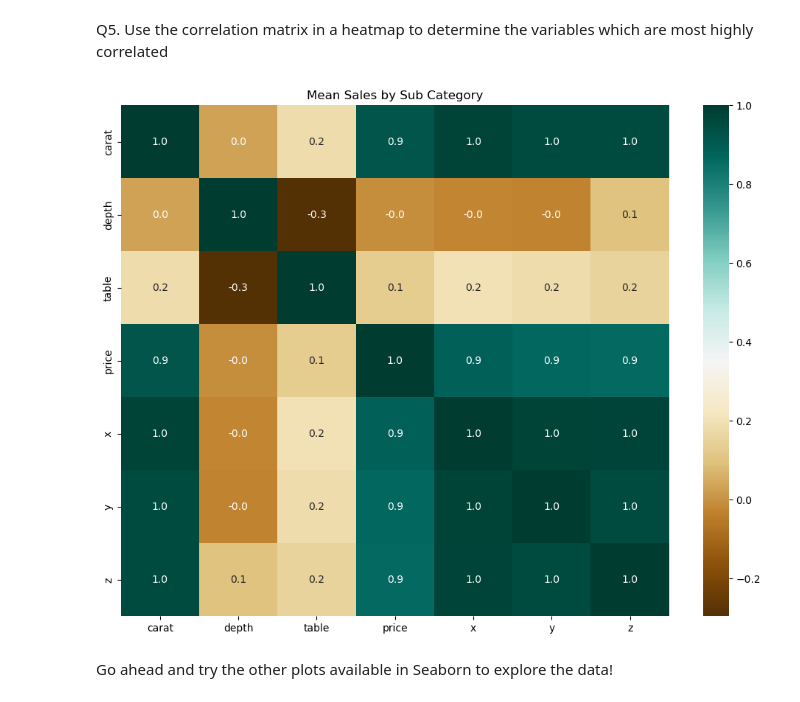
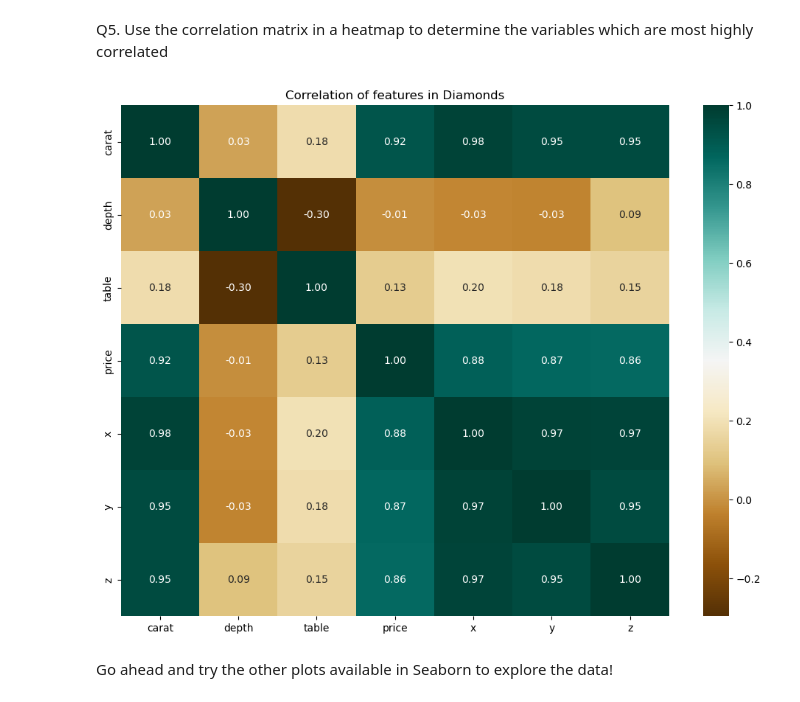
Before and after one commit to amirhamzahbmn/K-Youth_Repo, a Jupyter notebook: Week_2/data-visualization-with-seaborn.ipynb, the cells around one changed output. Saved outputs shown, nothing was run; the diff lists cells and outputs as text; code cells hidden in the pictures.

```diff
--- a/Week_2/data-visualization-with-seaborn.ipynb
+++ b/Week_2/data-visualization-with-seaborn.ipynb
@@ -441,14 +441,14 @@ Q5. Use the correlation matrix in a heatmap to determine the variables which are
 # %%
 #Q5 Answer using seaborn
 # Create heatmap
 fig, ax = plt.subplots(figsize=(12,9))
 ax=sns.heatmap(corr_mat,
                annot=True,
-               fmt="0.01f",
+               fmt="0.02f",
                cmap="BrBG")
-ax.set_title('Mean Sales by Sub Category')
+ax.set_title('Correlation of features in Diamonds')
 plt.show()
 # %% [output]
-[figure, old version]
+[figure, new version]
 # %% [markdown]
 Go ahead and try the other plots available in Seaborn to explore the data!
```
Also changed, not shown: parts of 1 cell of this notebook, 1 other file.
